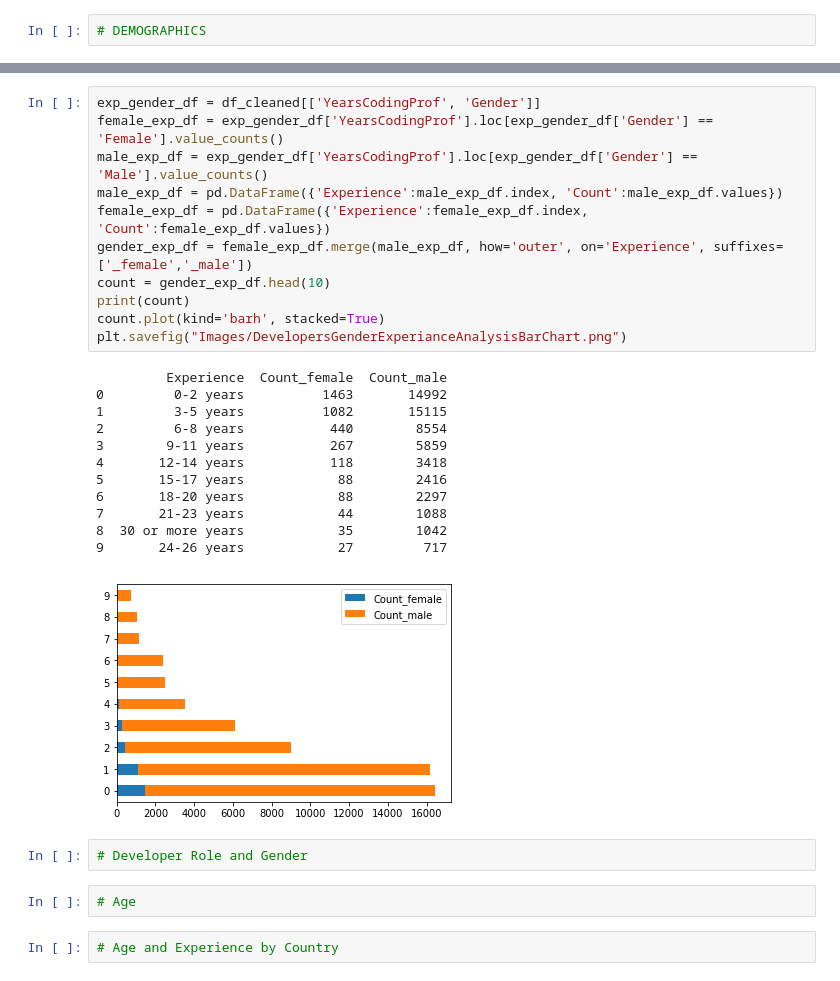
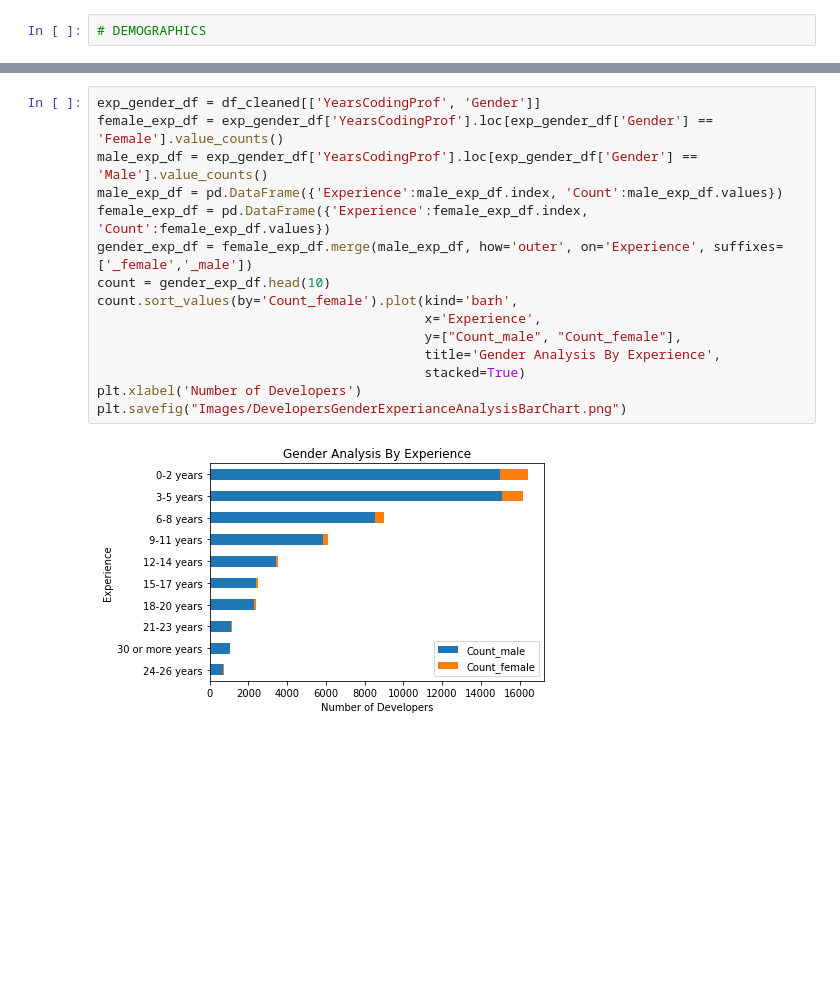
Before and after one commit to kuldeepemol/tech-nerds, a Jupyter notebook: Developer Profile.ipynb, the cells around one changed output, grey strips where cells are left out. Drawn from its saved outputs; the diff is of its cells as text; blank space fills up the shorter version.

```diff
--- a/Developer Profile.ipynb
+++ b/Developer Profile.ipynb
@@ -300,30 +290,17 @@ Index(['DevType', 'Hobby', 'OpenSource', 'Country', 'Student', 'Employment',
 # %%
 exp_gender_df = df_cleaned[['YearsCodingProf', 'Gender']]
 female_exp_df = exp_gender_df['YearsCodingProf'].loc[exp_gender_df['Gender'] == 'Female'].value_counts()
 male_exp_df = exp_gender_df['YearsCodingProf'].loc[exp_gender_df['Gender'] == 'Male'].value_counts()
 male_exp_df = pd.DataFrame({'Experience':male_exp_df.index, 'Count':male_exp_df.values})
 female_exp_df = pd.DataFrame({'Experience':female_exp_df.index, 'Count':female_exp_df.values})
 gender_exp_df = female_exp_df.merge(male_exp_df, how='outer', on='Experience', suffixes=['_female','_male'])
 count = gender_exp_df.head(10)
-print(count)
-count.plot(kind='barh', stacked=True)
+count.sort_values(by='Count_female').plot(kind='barh',
+                                          x='Experience',
+                                          y=["Count_male", "Count_female"],
+                                          title='Gender Analysis By Experience',
+                                          stacked=True)
+plt.xlabel('Number of Developers')
 plt.savefig("Images/DevelopersGenderExperianceAnalysisBarChart.png")
 # %% [output]
-         Experience  Count_female  Count_male
-0         0-2 years          1463       14992
-1         3-5 years          1082       15115
-2         6-8 years           440        8554
-3        9-11 years           267        5859
-4       12-14 years           118        3418
-5       15-17 years            88        2416
-6       18-20 years            88        2297
-7       21-23 years            44        1088
-8  30 or more years            35        1042
-9       24-26 years            27         717
-[figure, old version]
+[figure, new version]
-# %%
-# Developer Role and Gender
-# %%
-# Age
-# %%
-# Age and Experience by Country
```
Also changed, not shown: parts of 19 cells of this notebook.
